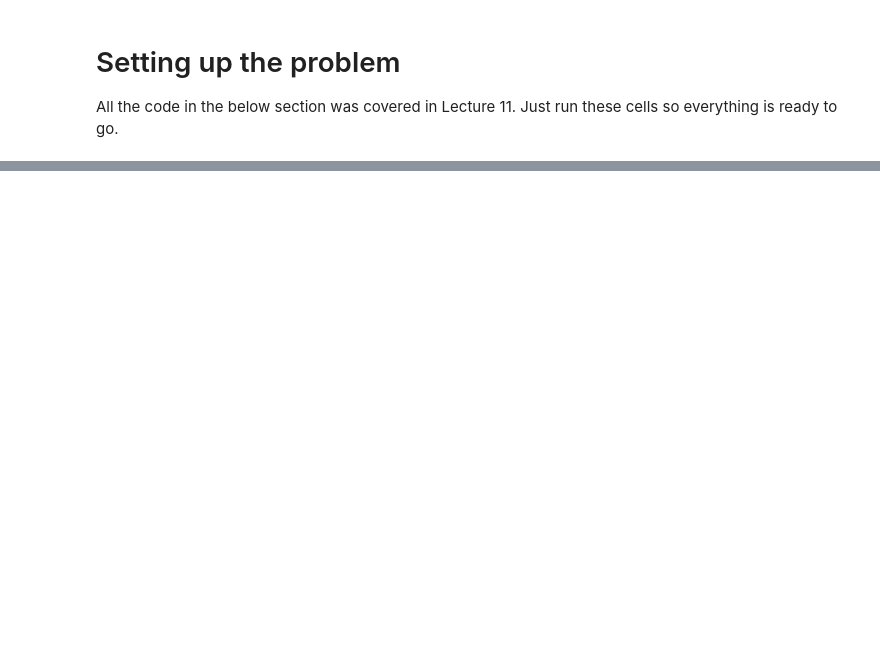
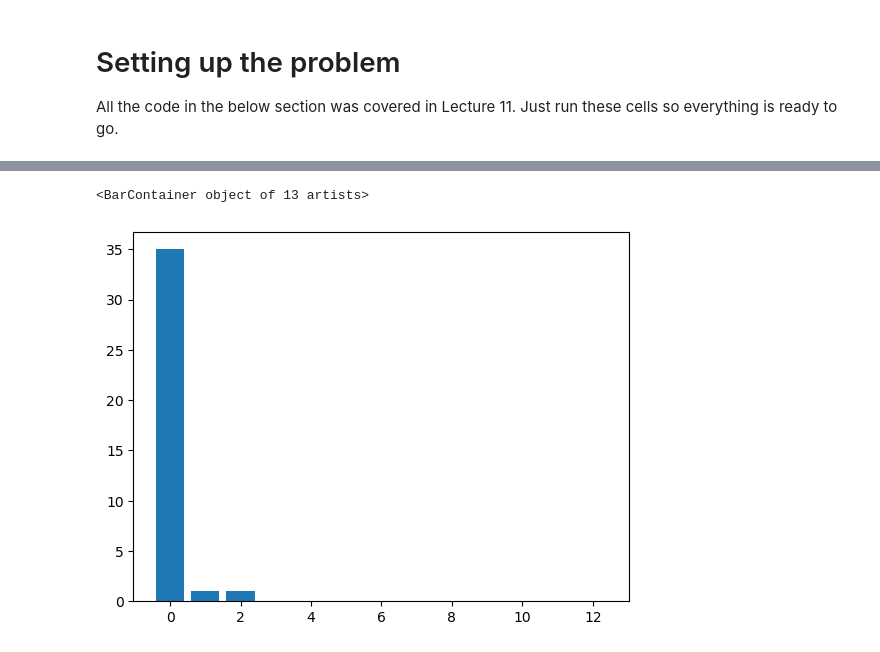
Before and after one commit to daniel-saunders-phil/cogs-303, a Jupyter notebook: lectures/Lecture 12 - Models of Heterogeneity.ipynb, the cells around one changed output, grey strips where cells are left out. Saved outputs shown, nothing was run; the diff lists cells and outputs as text; code cells hidden in the pictures; blank space fills up the shorter version.

```diff
--- a/lectures/Lecture 12 - Models of Heterogeneity.ipynb
+++ b/lectures/Lecture 12 - Models of Heterogeneity.ipynb
@@ -485,0 +15,11 @@ sum(diffs <= 0) / 1000000
+# %%
+import pandas as pd
+import matplotlib.pyplot as plt
+import numpy as np
+from scipy import stats
+
+url = "https://raw.githubusercontent.com/daniel-saunders-phil/cogs-303/main/Asch_experiment_1_data"
+url = r"C:\Users\dsaun\github_projects\cogs-303\Asch_experiment_1_data" # local path - ignore this
+
+df = pd.read_csv(url)
+df
@@ -485,0 +40,17 @@ sum(diffs <= 0) / 1000000
+# %%
+df_treatment = df[df.treatment == 1]
+mistakes_treatment = list(df_treatment.mistakes.values)
+
+# counting structure
+
+outcomes = range(13)
+counts = []
+
+for i in outcomes:
+
+    matches = mistakes_treatment.count(i)
+    counts.append(matches)
+
+# plotting structure
+
+plt.bar(outcomes,counts)
@@ -485,0 +60,18 @@ sum(diffs <= 0) / 1000000
+# %%
+df_control = df[df.treatment == 0]
+mistakes_control = list(df_control.mistakes.values)
+
+# counting structure
+
+outcomes = range(13)
+counts = []
+
+for i in outcomes:
+
+    matches = mistakes_control.count(i)
+    counts.append(matches)
+
+plt.bar(outcomes,counts)
+# %% [output]
+<BarContainer object of 13 artists>
+[figure, added]
```
Also changed, not shown: parts of 98 cells of this notebook, 7 other files.
